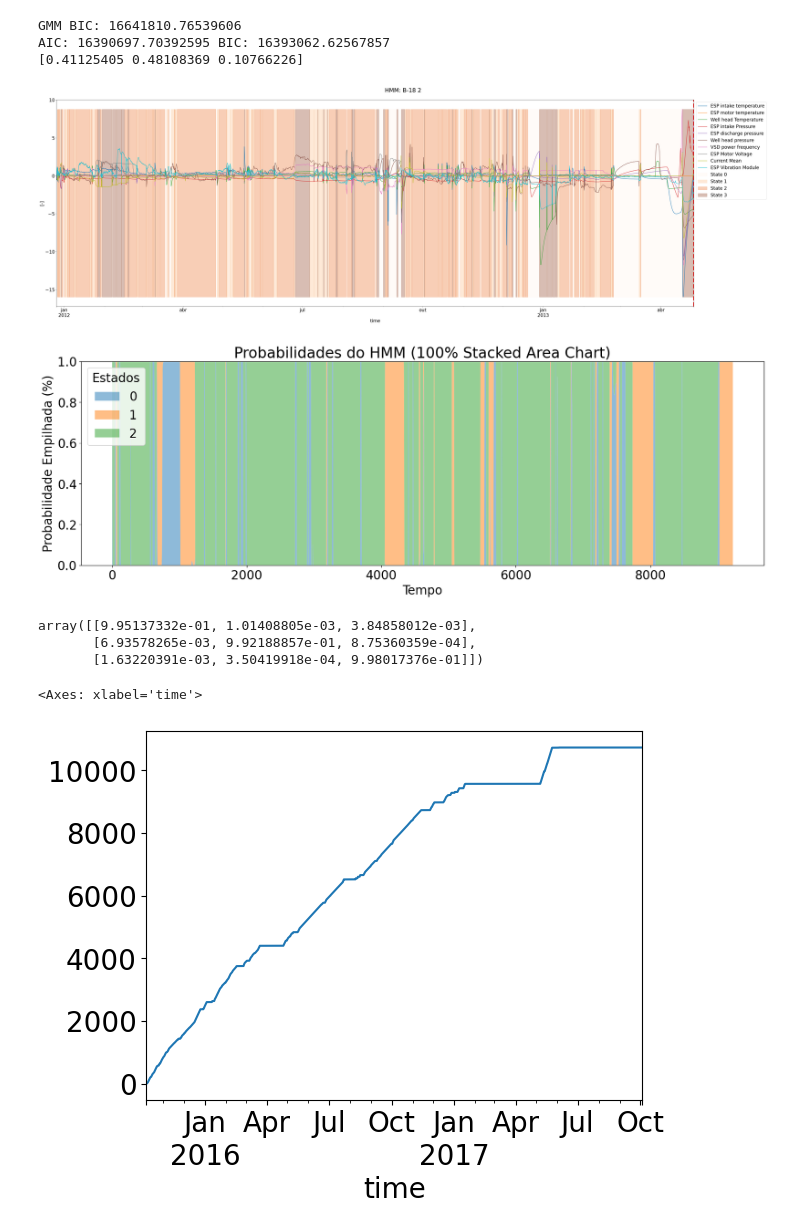
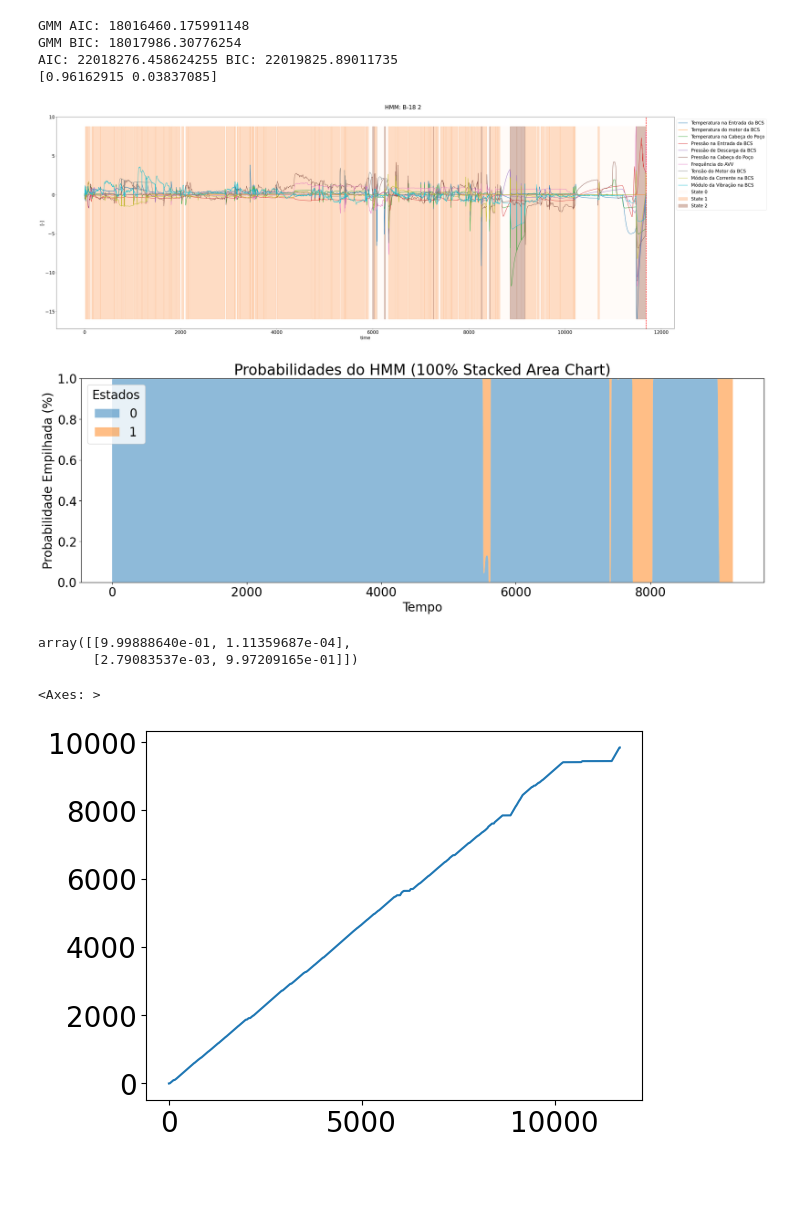
Before and after one commit to RL2-SP3/LISSA, a Jupyter notebook: examples/analise_modelos_hmm_direta_n_features.ipynb, the cells around one changed output. Saved outputs shown, nothing was run; the diff lists cells and outputs as text; code cells hidden in the pictures; blank space fills up the shorter version.

```diff
--- a/examples/analise_modelos_hmm_direta_n_features.ipynb
+++ b/examples/analise_modelos_hmm_direta_n_features.ipynb
@@ -22,7 +22,7 @@ Headers = [
     'Well head pressure',
     'VSD power frequency',
     'ESP Motor Voltage',
-    'Current Mean',
+    'ESP Current Module',
     #'ESP Vibration X',
     #'ESP Vibration Y',
     'ESP Vibration Module'
@@ -39,7 +39,7 @@ pumpList = totalData["Well Run"].unique()
 
 X_train, trainLength, X_test, testLength, modelData, totalLength = li.Splitter(pumpList=pumpList,proportion=0.75,entireData=totalData)
 # %%
-n = 3
+n = 2
 
 gmmTotal = li.GaussianMixtureFit(totalData[Headers].loc[totalData["Well_down"]==0],n,seed=mainSeed)
 
@@ -47,6 +47,7 @@ modelFull = hmm.GaussianHMM(
     n_components=n,
     random_state=mainSeed,
     covariance_type="full",
+    params="st",
     init_params="st",
     algorithm="map"
     )
@@ -61,35 +62,33 @@ li.PostProcessing(modelFull, totalData, modelData, Headers, "Full States", total
 print(modelFull.get_stationary_distribution())
 totalData["Full States"] = totalData["Full States"].map(li.StateConversion(modelFull.get_stationary_distribution(),n))
 # %% [output]
-GMM BIC: 16641810.76539606
-AIC: 16390697.70392595 BIC: 16393062.62567857
-[0.41125405 0.48108369 0.10766226]
+GMM AIC: 18016460.175991148
+GMM BIC: 18017986.30776254
+AIC: 22018276.458624255 BIC: 22019825.89011735
+[0.96162915 0.03837085]
 # %%
 vibeHeader = ["ESP Vibration X","ESP Vibration Y"]
 esotericHeader = ['Water Cut @ 20degC - 1 atm', 'Choke Opening']
-
-n = [3]
 # %%
 pump = pumpList[0]
 pumpData = totalData.loc[totalData["Well Run"]==pump].copy()
-fig,axs = li.HMMPicture(pumpData,pump,props=[Headers],measures='[-]',states=["Full States"], numberOfStates=n, figsize=(45,15))
+fig,axs = li.HMMPicture(pumpData,pump,Headers=Headers,measures='[-]',states="Full States", numberOfStates=n, figsize=(45,15))
 plt.rcParams["font.size"]=20
 
 #fig.savefig("../imagens_gerais/pumps/"+pump+"markovrun.jpg")
 # %% [output]
-[figure, old version]
+[figure, new version]
 # %%
 li.PlotHMMProbs(totalData[Headers].loc[(totalData["Well_down"]==0) & (totalData["Well Run"]==pumpList[0])],modelFull)
 # %% [output]
-[figure, old version]
+[figure, new version]
 # %%
 modelFull.transmat_
 # %% [output]
-array([[9.95137332e-01, 1.01408805e-03, 3.84858012e-03],
-       [6.93578265e-03, 9.92188857e-01, 8.75360359e-04],
-       [1.63220391e-03, 3.50419918e-04, 9.98017376e-01]])
+array([[9.99888640e-01, 1.11359687e-04],
+       [2.79083537e-03, 9.97209165e-01]])
 # %%
 pumpData["Full States"].cumsum().plot()
 # %% [output]
-<Axes: xlabel='time'>
+<Axes: >
-[figure, old version]
+[figure, new version]
```
Also changed, not shown: 7 other files.
